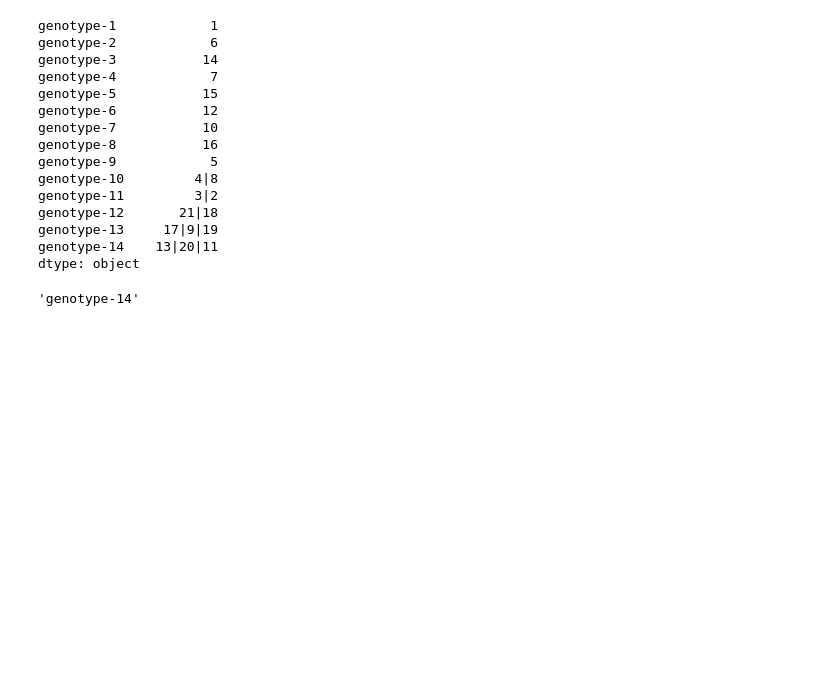
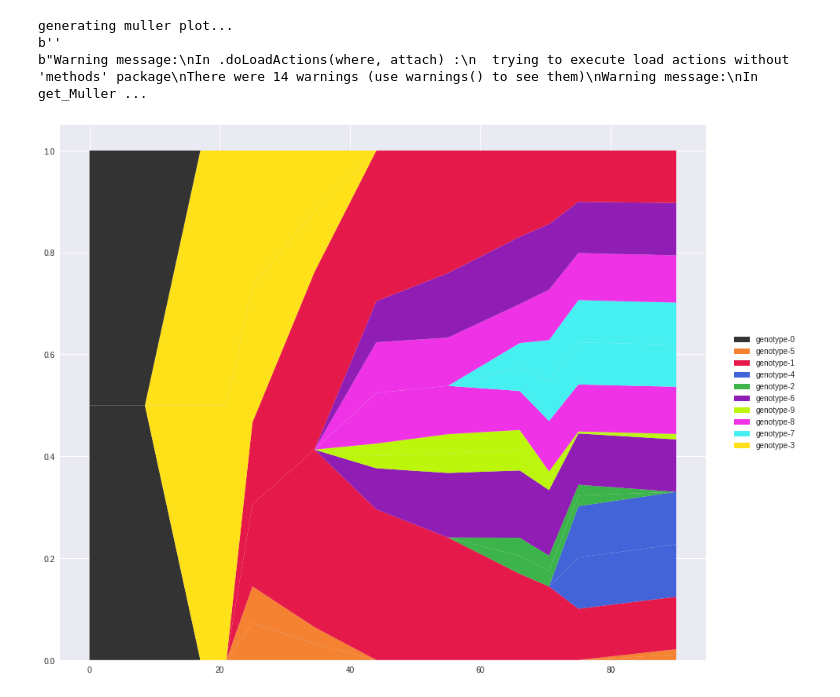
Before and after one commit to cdeitrick/Lolipop, a Jupyter notebook: playground.ipynb, the cells around one changed output. Drawn from its saved outputs; the diff is of its cells as text; code cells hidden in the pictures; blank space fills up the shorter version.

```diff
--- a/playground.ipynb
+++ b/playground.ipynb
@@ -12,35 +1,24 @@ edges_edited = pandas.read_table('/home/cld100/Documents/github/muller_diagrams/
-# %%
-genotypes = [f"genotype-{i}" for i in range(1,15)]
-members = ['1', '6', '14', '7', '15', '12', '10', '16', '5', '4|8', '3|2', '21|18', '17|9|19', '13|20|11']
-
-series = pandas.Series(members, index = genotypes)
-
-series
-# %% [output]
-genotype-1            1
-genotype-2            6
-genotype-3           14
-genotype-4            7
-genotype-5           15
-genotype-6           12
-genotype-7           10
-genotype-8           16
-genotype-9            5
-genotype-10         4|8
-genotype-11         3|2
-genotype-12       21|18
-genotype-13     17|9|19
-genotype-14    13|20|11
-dtype: object
-# %%
-abc = {k:[int(j) for j in v.split('|')] for k, v in series.items()}
-
-def find(trajectory_id, genotypes):
-	for k, v in genotypes.items():
-		if trajectory_id in v:
-			return k
-	return None
-
-find(13, abc)
-# %% [output]
-'genotype-14'
+# %%
+%matplotlib inline
+from pathlib import Path
+import matplotlib
+from pprint import pprint
+from matplotlib.collections import PolyCollection
+from muller.r_script_generator import generate_muller_dataframe, generate_new_muller_plot
+
+folder = Path.home() / "Documents" / "github" / "muller_diagrams" / "Data files" / "B1_muller_try1"
+population = folder / "B1_muller_try1.ggmuller.populations.tsv"
+edges = folder / "B1_muller_try1.ggmuller.edges.tsv"
+script_filename = Path.cwd() / "r_script.r"
+output_filename = Path.cwd() / "df.csv"
+
+df = generate_muller_dataframe(population, edges, script_filename, output_filename = output_filename)
+# df = df.set_index('Unnamed: 0')
+# df = df.sort_values(by = ['Generation', 'Unique_id'], ascending = True)
+
+ax = generate_new_muller_plot(df)
+# %% [output]
+generating muller plot...
+b''
+b"Warning message:\nIn .doLoadActions(where, attach) :\n  trying to execute load actions without 'methods' package\nThere were 14 warnings (use warnings() to see them)\nWarning message:\nIn get_Muller ...
+[figure, added]
```
Also changed, not shown: parts of 6 cells of this notebook, 14 other files.
